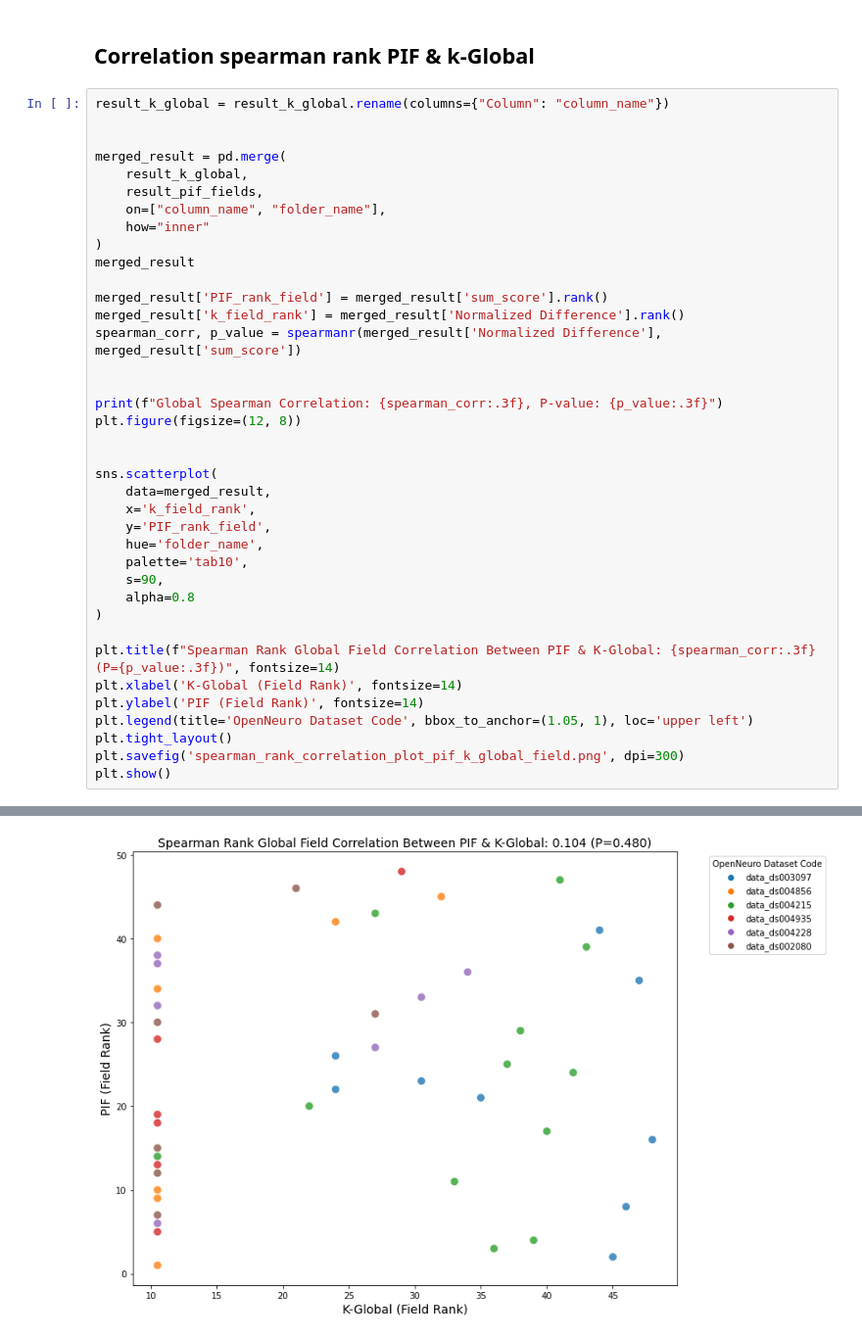
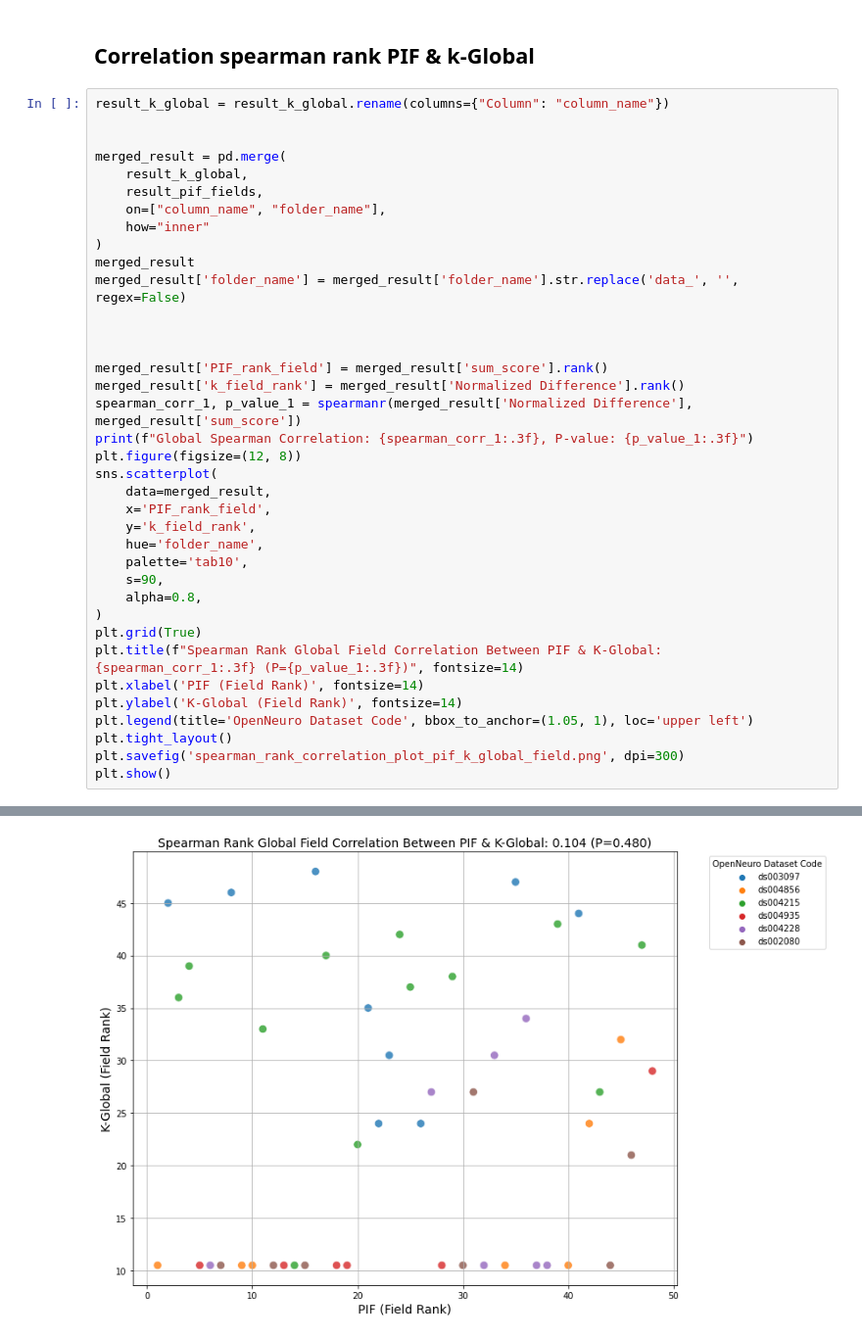
Before and after one commit to EmiKib/MetaprivBIDS-Assessment, a Jupyter notebook: All_Correlation_PIF_SUDA_K_Global.ipynb, the cells around one changed output, grey strips where cells are left out. Shown at 98% size. Drawn from its saved outputs; the diff is of its cells as text.

```diff
--- a/All_Correlation_PIF_SUDA_K_Global.ipynb
+++ b/All_Correlation_PIF_SUDA_K_Global.ipynb
@@ -260,41 +212,40 @@ Global Spearman Correlation: 0.67, P-value: 0.00
 # %%
 result_k_global = result_k_global.rename(columns={"Column": "column_name"})
 
 
 merged_result = pd.merge(
     result_k_global,
     result_pif_fields,
     on=["column_name", "folder_name"],
     how="inner"
 )
 merged_result
+merged_result['folder_name'] = merged_result['folder_name'].str.replace('data_', '', regex=False)
+
+
 
 merged_result['PIF_rank_field'] = merged_result['sum_score'].rank()
 merged_result['k_field_rank'] = merged_result['Normalized Difference'].rank()
-spearman_corr, p_value = spearmanr(merged_result['Normalized Difference'], merged_result['sum_score'])
-
-
-print(f"Global Spearman Correlation: {spearman_corr:.3f}, P-value: {p_value:.3f}")
+spearman_corr_1, p_value_1 = spearmanr(merged_result['Normalized Difference'], merged_result['sum_score'])
+print(f"Global Spearman Correlation: {spearman_corr_1:.3f}, P-value: {p_value_1:.3f}")
 plt.figure(figsize=(12, 8))
-
-
 sns.scatterplot(
     data=merged_result,
-    x='k_field_rank',
-    y='PIF_rank_field',
+    x='PIF_rank_field',
+    y='k_field_rank',
     hue='folder_name',
     palette='tab10',
     s=90,
-    alpha=0.8
+    alpha=0.8,
 )
-
-plt.title(f"Spearman Rank Global Field Correlation Between PIF & K-Global: {spearman_corr:.3f} (P={p_value:.3f})", fontsize=14)
-plt.xlabel('K-Global (Field Rank)', fontsize=14)
-plt.ylabel('PIF (Field Rank)', fontsize=14)
+plt.grid(True)
+plt.title(f"Spearman Rank Global Field Correlation Between PIF & K-Global: {spearman_corr_1:.3f} (P={p_value_1:.3f})", fontsize=14)
+plt.xlabel('PIF (Field Rank)', fontsize=14)
+plt.ylabel('K-Global (Field Rank)', fontsize=14)
 plt.legend(title='OpenNeuro Dataset Code', bbox_to_anchor=(1.05, 1), loc='upper left')
 plt.tight_layout()
 plt.savefig('spearman_rank_correlation_plot_pif_k_global_field.png', dpi=300)
 plt.show()
 # %% [output]
 Global Spearman Correlation: 0.104, P-value: 0.480
-[figure, old version]
+[figure, new version]
```
Also changed, not shown: parts of 10 cells of this notebook, 6 other files.
